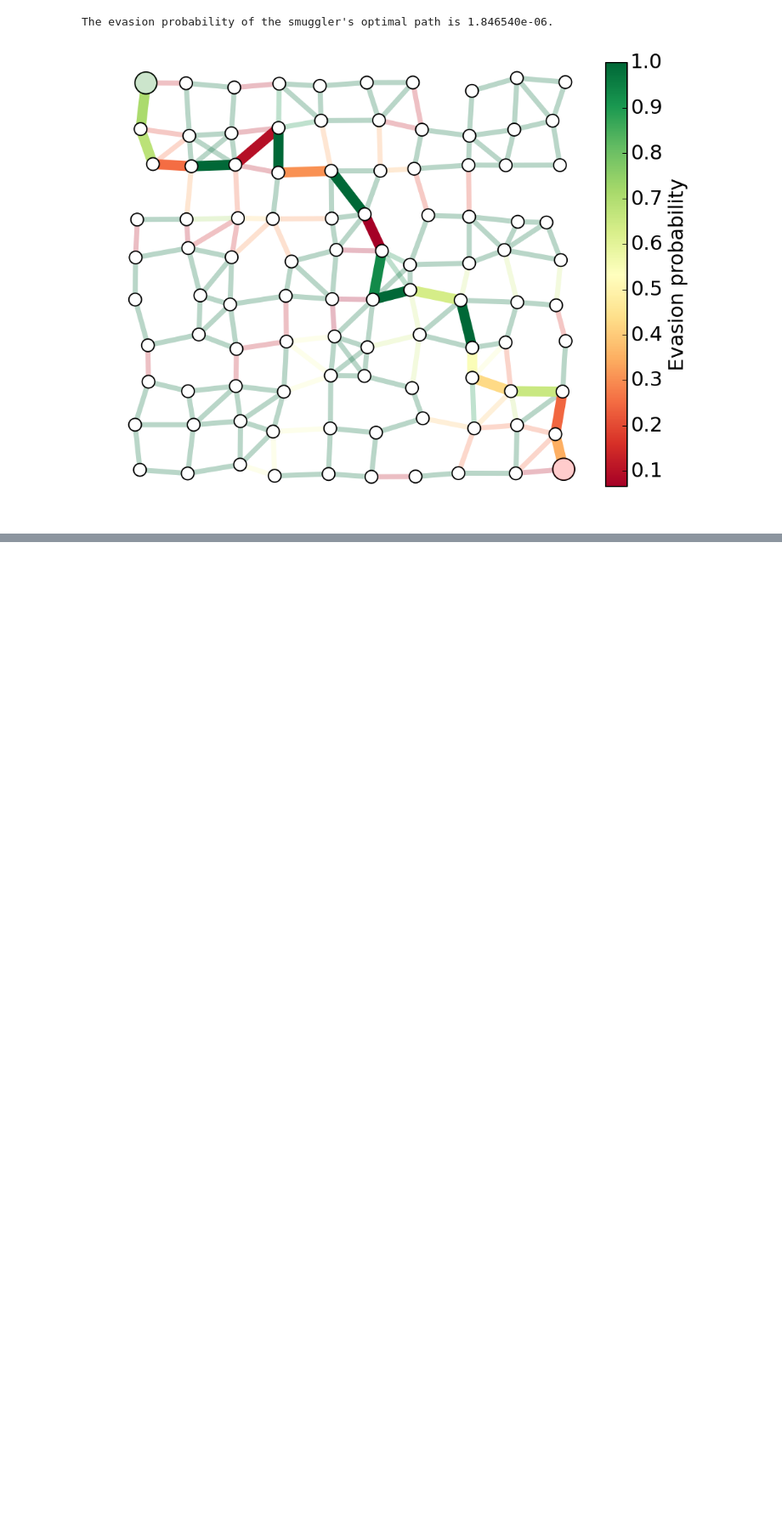
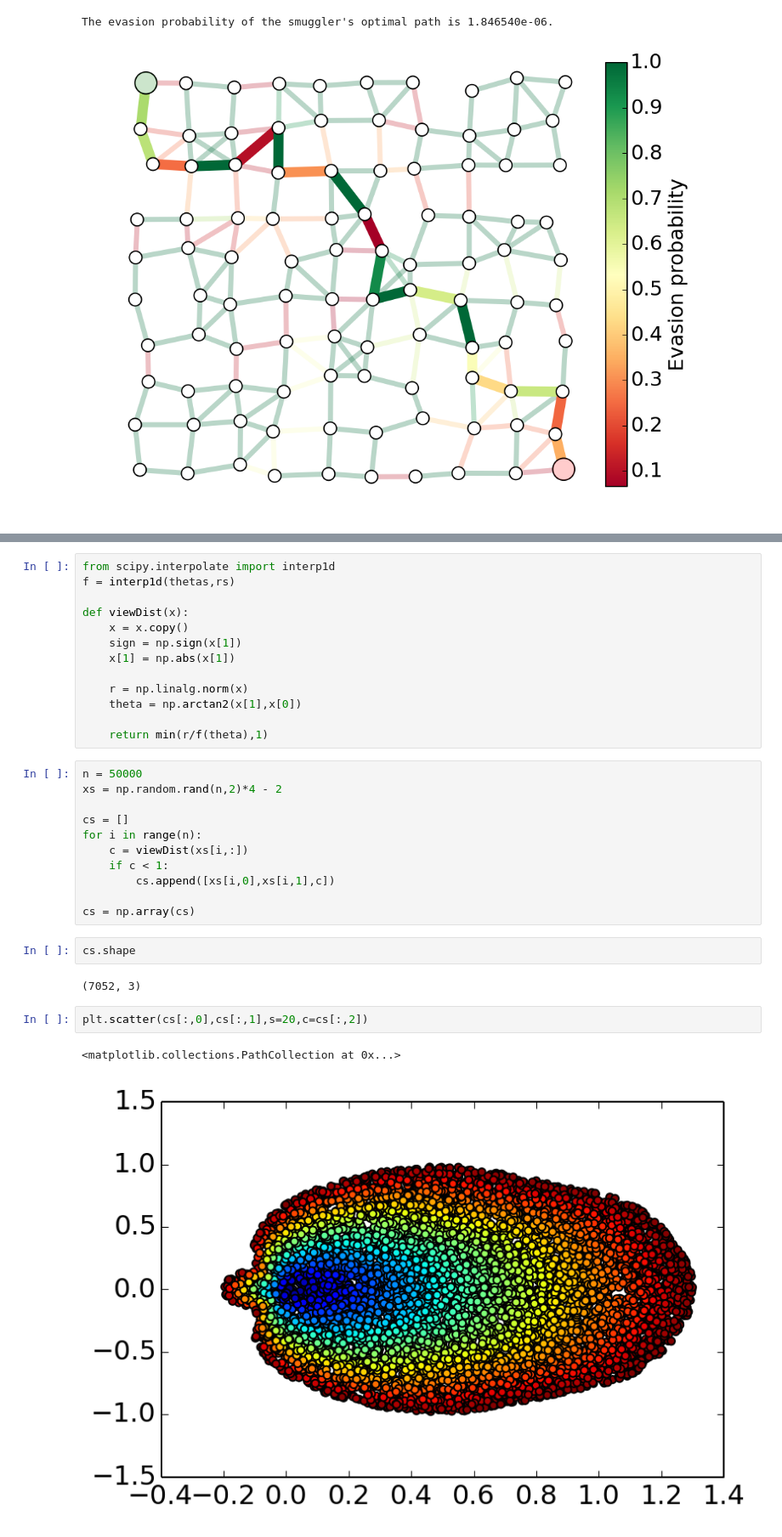
Before and after one commit to ajfriend/cvxpy_examples, a Jupyter notebook: interdiction.ipynb, the cells around one changed output, grey strips where cells are left out. Shown at 85% size. Drawn from its saved outputs; the diff is of its cells as text; blank space fills up the shorter version.

```diff
--- a/interdiction.ipynb
+++ b/interdiction.ipynb
@@ -474,0 +574,33 @@ The evasion probability of the smuggler's optimal path is 1.846540e-06.
+# %%
+from scipy.interpolate import interp1d
+f = interp1d(thetas,rs)
+
+def viewDist(x):
+    x = x.copy()
+    sign = np.sign(x[1])
+    x[1] = np.abs(x[1])
+
+    r = np.linalg.norm(x)
+    theta = np.arctan2(x[1],x[0])
+
+    return min(r/f(theta),1)
+# %%
+n = 50000
+xs = np.random.rand(n,2)*4 - 2
+
+cs = []
+for i in range(n):
+    c = viewDist(xs[i,:])
+    if c < 1:
+        cs.append([xs[i,0],xs[i,1],c])
+
+cs = np.array(cs)
+# %%
+cs.shape
+# %% [output]
+(7052, 3)
+# %%
+plt.scatter(cs[:,0],cs[:,1],s=20,c=cs[:,2])
+# %% [output]
+<matplotlib.collections.PathCollection at 0x...>
+[figure, added]
```
Also changed, not shown: parts of 7 cells of this notebook.
